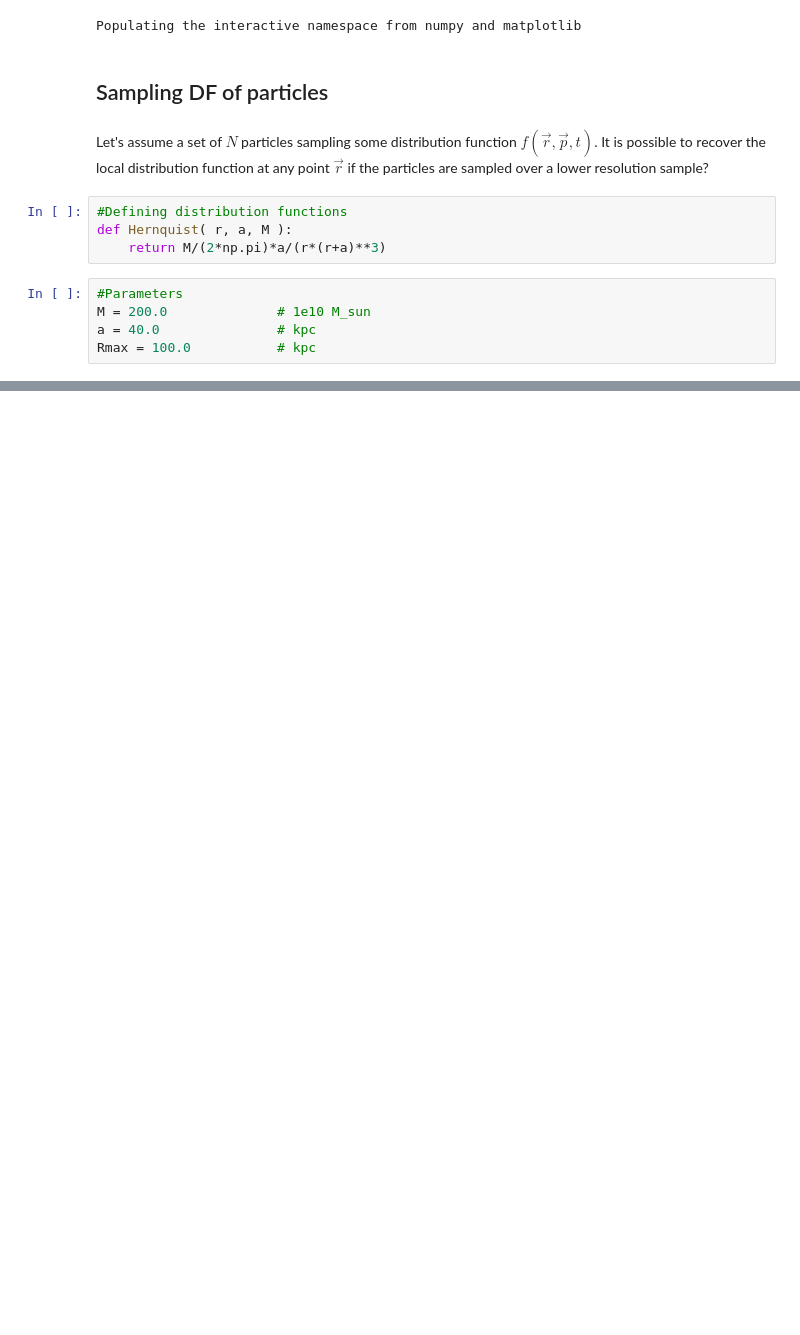
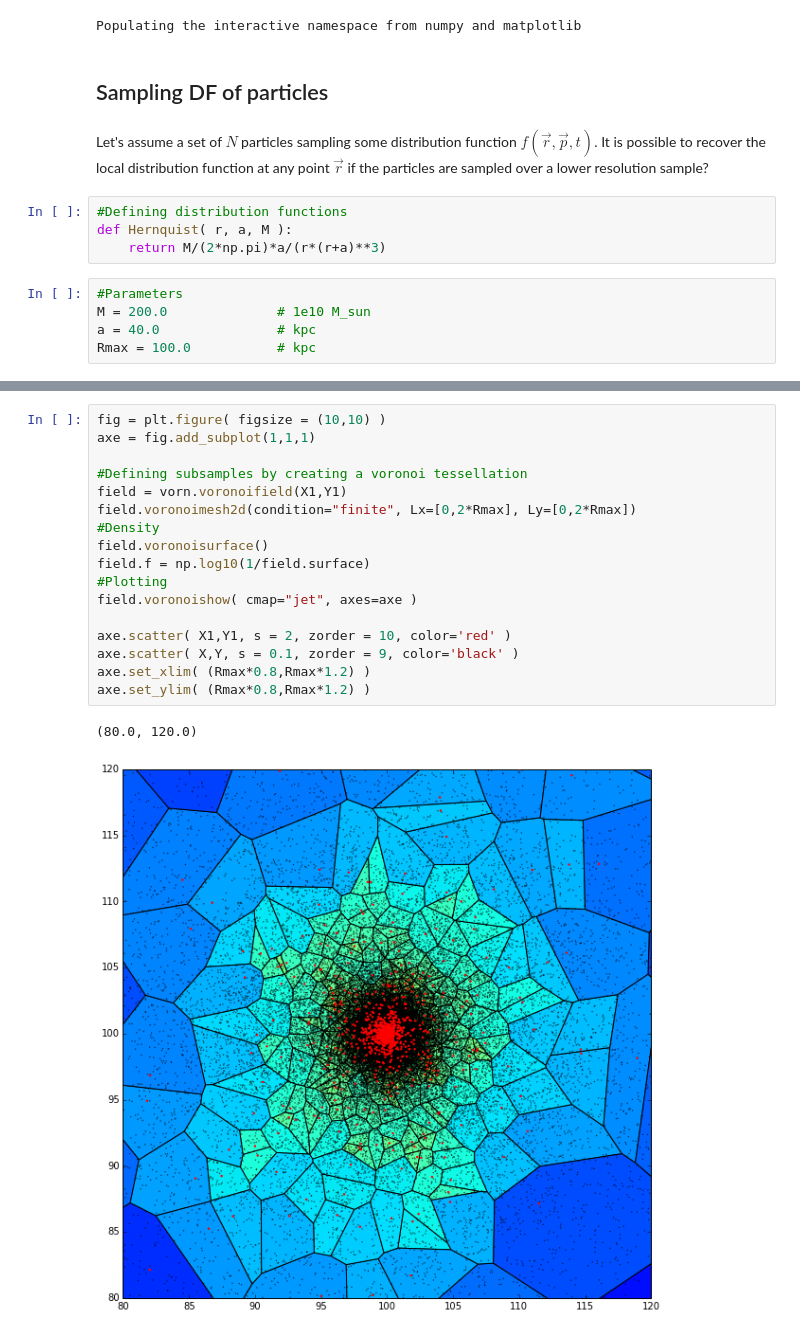
Before and after one commit to sbustamante/CosmologicalBlackHoles, a Jupyter notebook: Codes/controlled_experiments.ipynb, the cells around one changed output, grey strips where cells are left out. Saved outputs shown, nothing was run; the diff lists cells and outputs as text; blank space fills up the shorter version.

```diff
--- a/Codes/controlled_experiments.ipynb
+++ b/Codes/controlled_experiments.ipynb
@@ -79,0 +116,20 @@ plt.scatter( X,Y, s = 0.5 )
+# %%
+fig = plt.figure( figsize = (10,10) )
+axe = fig.add_subplot(1,1,1)
+
+#Defining subsamples by creating a voronoi tessellation
+field = vorn.voronoifield(X1,Y1)
+field.voronoimesh2d(condition="finite", Lx=[0,2*Rmax], Ly=[0,2*Rmax])
+#Density
+field.voronoisurface()
+field.f = np.log10(1/field.surface)
+#Plotting
+field.voronoishow( cmap="jet", axes=axe )
+
+axe.scatter( X1,Y1, s = 2, zorder = 10, color='red' )
+axe.scatter( X,Y, s = 0.1, zorder = 9, color='black' )
+axe.set_xlim( (Rmax*0.8,Rmax*1.2) )
+axe.set_ylim( (Rmax*0.8,Rmax*1.2) )
+# %% [output]
+(80.0, 120.0)
+[figure, added]
```
Also changed, not shown: parts of 7 cells of this notebook, 2 other files.
